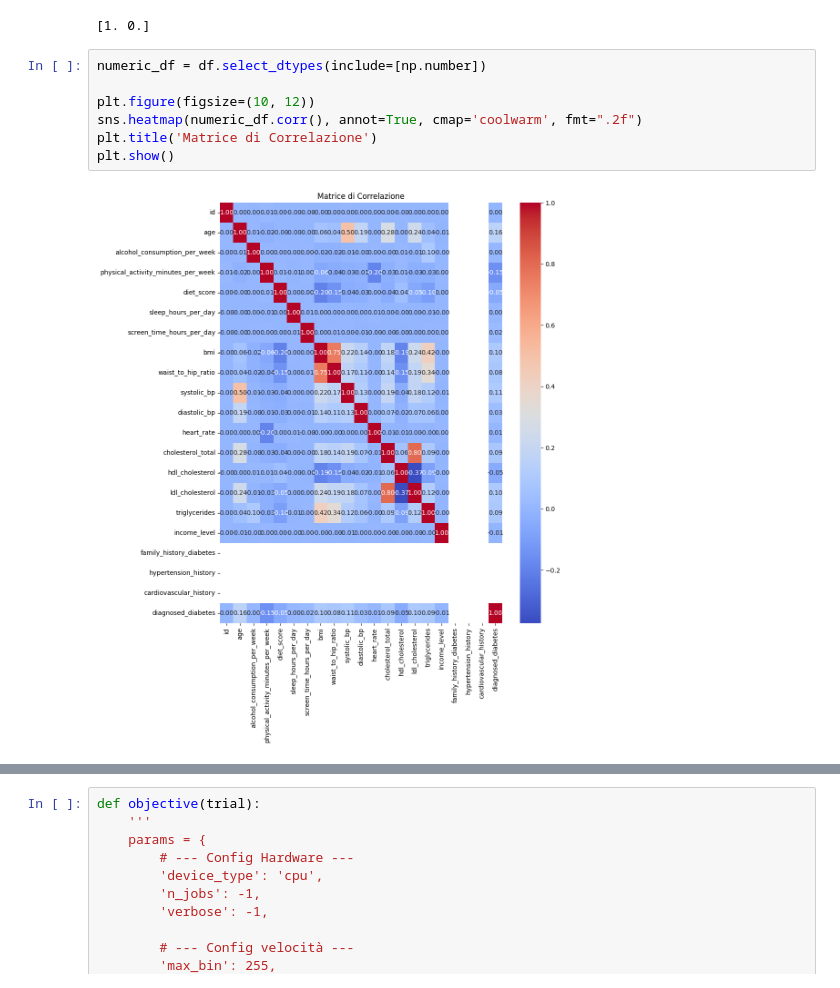
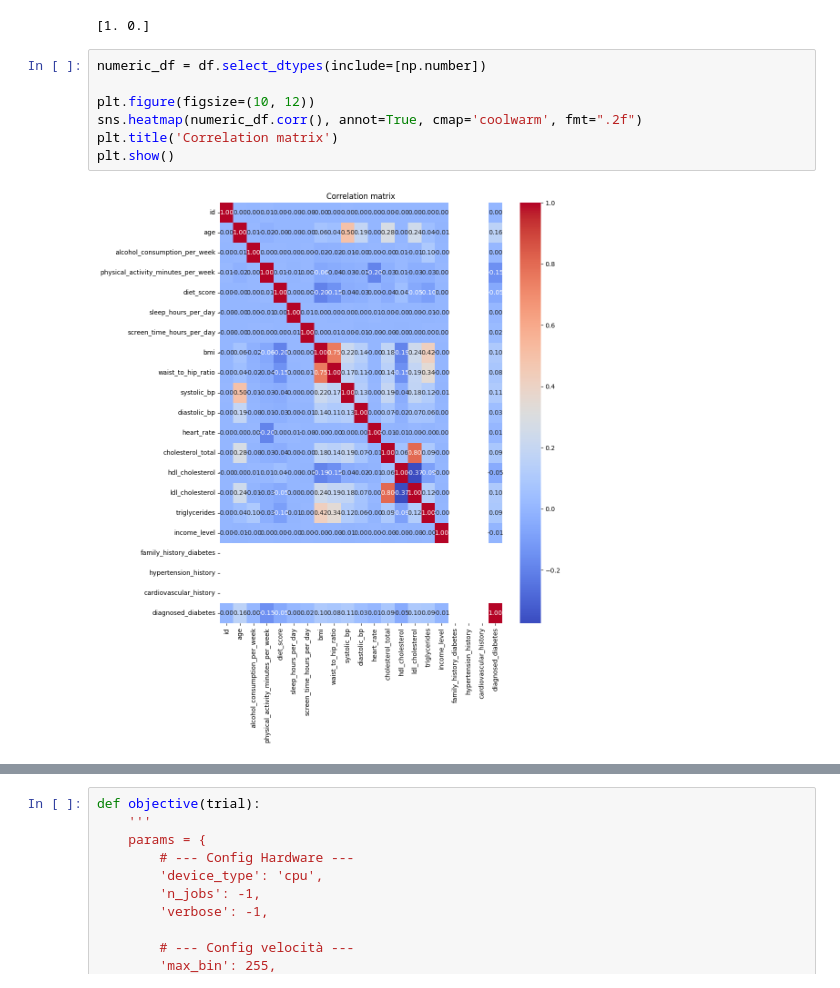
Before and after one commit to GiorgioDn/Python_gd_learning, a Jupyter notebook: python_course/Exercises/ML/diabetes_prediction/diabetes.ipynb, the cells around one changed output, grey strips where cells are left out. Cells and saved outputs as stored; diff of their text form.

```diff
--- a/python_course/Exercises/ML/diabetes_prediction/diabetes.ipynb
+++ b/python_course/Exercises/ML/diabetes_prediction/diabetes.ipynb
@@ -182,12 +182,12 @@ print(df["diagnosed_diabetes"].unique())
 # %%
 numeric_df = df.select_dtypes(include=[np.number])
 
 plt.figure(figsize=(10, 12))
 sns.heatmap(numeric_df.corr(), annot=True, cmap='coolwarm', fmt=".2f")
-plt.title('Matrice di Correlazione')
+plt.title('Correlation matrix')
 plt.show()
 # %% [output]
-[figure, old version]
+[figure, new version]
 # %% [markdown]
 
 
```
Also changed, not shown: parts of 8 cells of this notebook, 11 other files.
